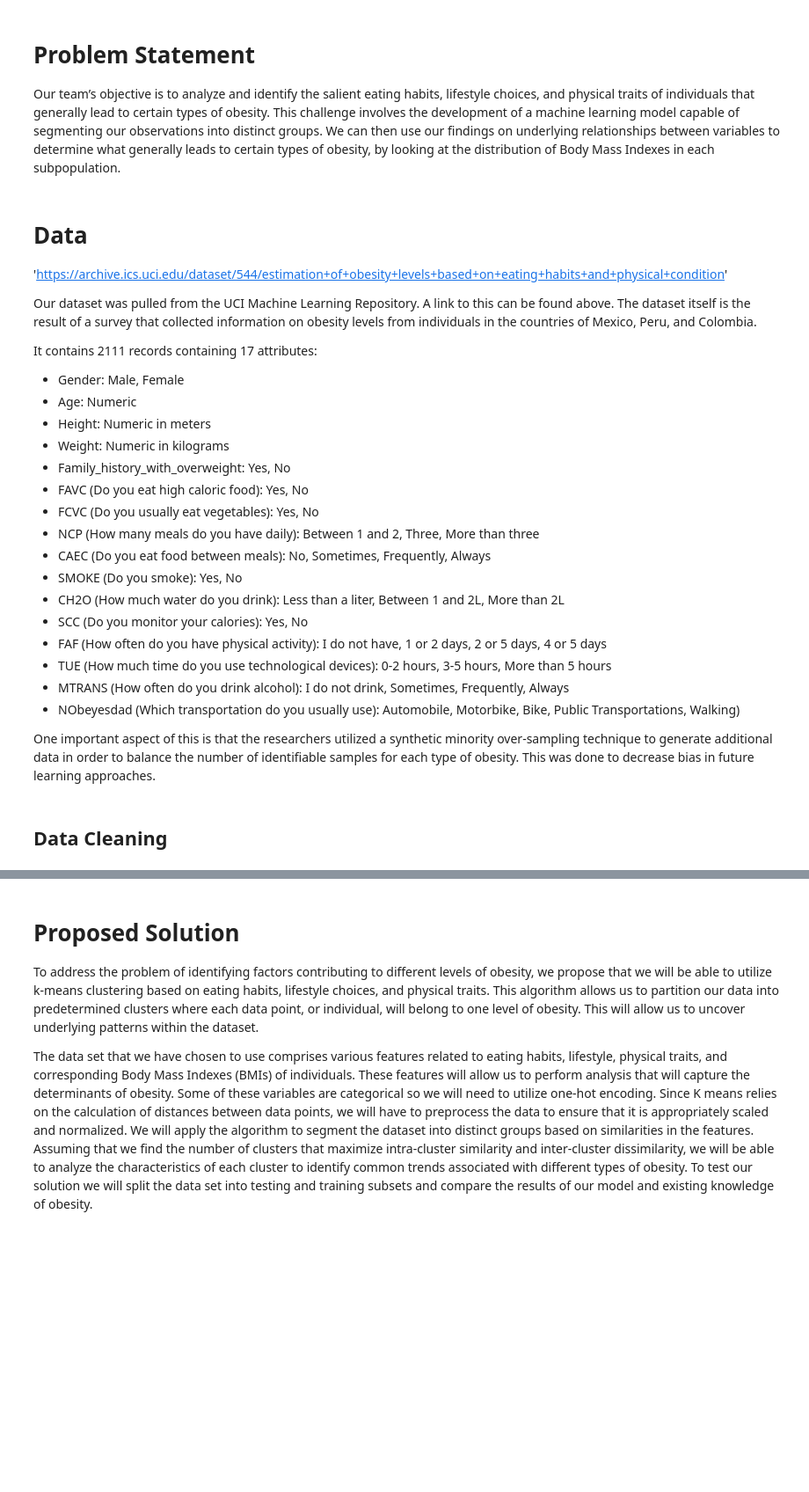
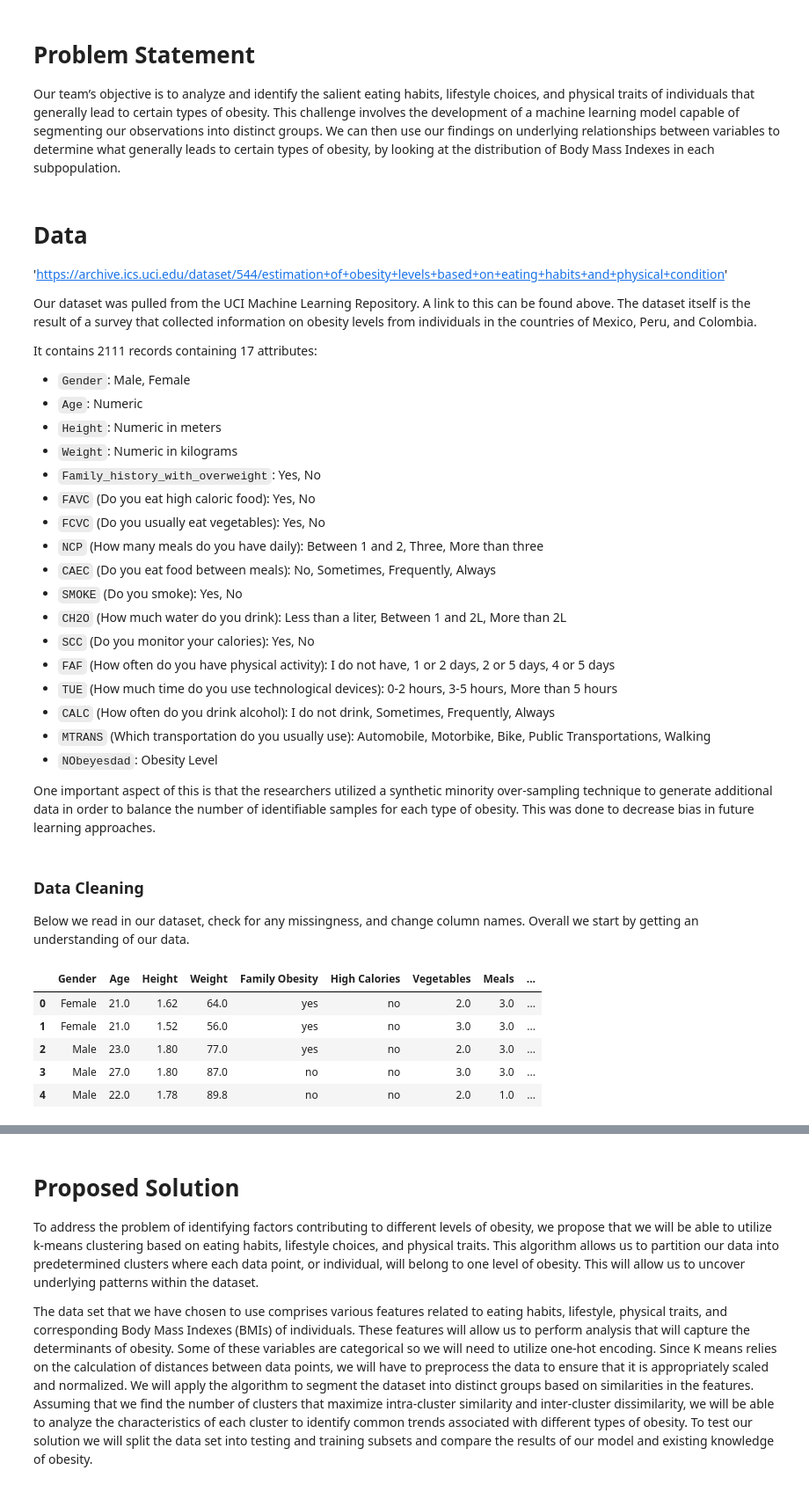
Before and after one commit to pallavigkwd/COGS118BGroup, a Jupyter notebook: FinalProject_groupXXX.ipynb, the cells around one changed output, grey strips where cells are left out. Shown at 88% size. Drawn from its saved outputs; the diff is of its cells as text; code cells hidden in the pictures; blank space fills up the shorter version.

```diff
--- a/FinalProject_groupXXX.ipynb
+++ b/FinalProject_groupXXX.ipynb
@@ -31,24 +31,27 @@ Our team’s objective is to analyze and identify the salient eating habits, lif
 Our dataset was pulled from the UCI Machine Learning Repository. A link to this can be found above. The dataset itself is the result of a survey that collected information on obesity levels from individuals in the countries of Mexico, Peru, and Colombia.
 
 It contains 2111 records containing 17 attributes:
-- Gender: Male, Female
-- Age: Numeric
-- Height: Numeric in meters
-- Weight: Numeric in kilograms
-- Family_history_with_overweight: Yes, No
-- FAVC (Do you eat high caloric food): Yes, No
-- FCVC (Do you usually eat vegetables): Yes, No
-- NCP (How many meals do you have daily): Between 1 and 2, Three, More than three
-- CAEC (Do you eat food between meals): No, Sometimes, Frequently, Always
-- SMOKE (Do you smoke): Yes, No
-- CH2O (How much water do you drink):  Less than a liter, Between 1 and 2L, More than 2L
-- SCC (Do you monitor your calories): Yes, No
-- FAF (How often do you have physical activity): I do not have, 1 or 2 days, 2 or 5 days, 4 or 5 days
-- TUE (How much time do you use technological devices): 0-2 hours, 3-5 hours, More than 5 hours
-- MTRANS (How often do you drink alcohol): I do not drink, Sometimes, Frequently, Always
-- NObeyesdad (Which transportation do you usually use): Automobile, Motorbike, Bike, Public Transportations, Walking)
+- `Gender`: Male, Female
+- `Age`: Numeric
+- `Height`: Numeric in meters
+- `Weight`: Numeric in kilograms
+- `Family_history_with_overweight`: Yes, No
+- `FAVC` (Do you eat high caloric food): Yes, No
+- `FCVC` (Do you usually eat vegetables): Yes, No
+- `NCP` (How many meals do you have daily): Between 1 and 2, Three, More than three
+- `CAEC` (Do you eat food between meals): No, Sometimes, Frequently, Always
+- `SMOKE` (Do you smoke): Yes, No
+- `CH2O` (How much water do you drink):  Less than a liter, Between 1 and 2L, More than 2L
+- `SCC` (Do you monitor your calories): Yes, No
+- `FAF` (How often do you have physical activity): I do not have, 1 or 2 days, 2 or 5 days, 4 or 5 days
+- `TUE` (How much time do you use technological devices): 0-2 hours, 3-5 hours, More than 5 hours
+- `CALC` (How often do you drink alcohol): I do not drink, Sometimes, Frequently, Always
+- `MTRANS` (Which transportation do you usually use): Automobile, Motorbike, Bike, Public Transportations, Walking
+- `NObeyesdad`: Obesity Level
 
 One important aspect of this is that the researchers utilized a synthetic minority over-sampling technique to generate additional data in order to balance the number of identifiable samples for each type of obesity. This was done to decrease bias in future learning approaches.
-# %% [markdown]
-## Data Cleaning
+# %% [markdown]
+### Data Cleaning
+
+Below we read in our dataset, check for any missingness, and change column names. Overall we start by getting an understanding of our data.
 # %%
@@ -84,17 +90,29 @@ elif os.name == 'nt':
 # %%
 # reading in dataset
 obesity=pd.read_csv('obesity.csv')
-# renaming the variable columns
+
+# renaming variable columns
+
 obesity.rename(columns={'family_history_with_overweight': 'Family Obesity',
                         'FAVC': 'High Calories',
                         'FCVC': 'Vegetables',
                         'NCP': 'Meals',
                         'CAEC': 'Food Between Meals',
                         'SMOKE': 'Smoke',
                         'CH2O': 'Water',
                         'SCC': 'Monitor Calories',
-                        'FAF': 'Excercise',
+                        'FAF': 'Exercise',
                         'TUE': 'Technology',
                         'CALC': 'Alcohol',
-                        'MTRANS': 'Transportation Movement'
+                        'MTRANS': 'Transportation'
                         }, inplace=True)
+
+# snapshot of dataset
+obesity.head()
+# %% [output]
+|  | Gender | Age | Height | Weight | Family Obesity | High Calories | Vegetables | Meals | ... |
+| 0 | Female | 21.0 | 1.62 | 64.0 | yes | no | 2.0 | 3.0 | ... |
+| 1 | Female | 21.0 | 1.52 | 56.0 | yes | no | 3.0 | 3.0 | ... |
+| 2 | Male | 23.0 | 1.80 | 77.0 | yes | no | 2.0 | 3.0 | ... |
+| 3 | Male | 27.0 | 1.80 | 87.0 | no | no | 3.0 | 3.0 | ... |
+| 4 | Male | 22.0 | 1.78 | 89.8 | no | no | 2.0 | 1.0 | ... |
```
Also changed, not shown: parts of 9 cells of this notebook.
